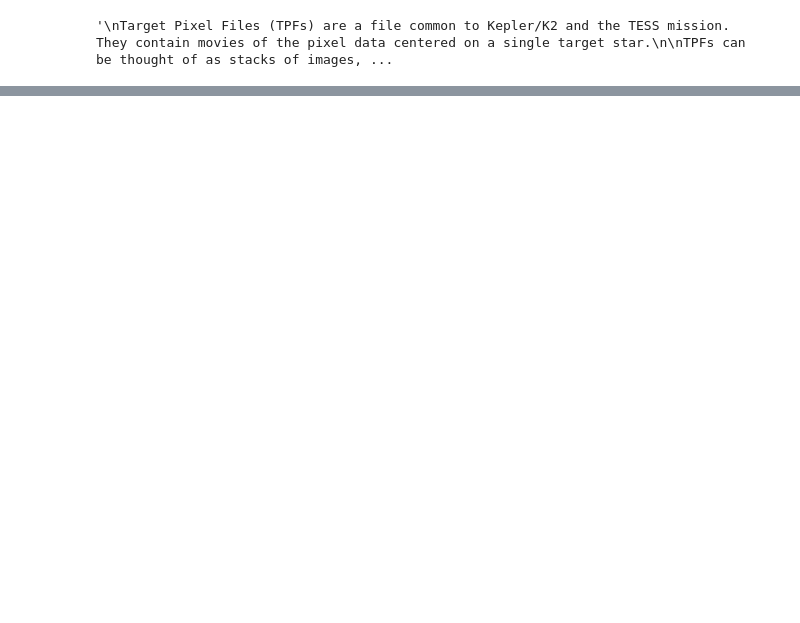
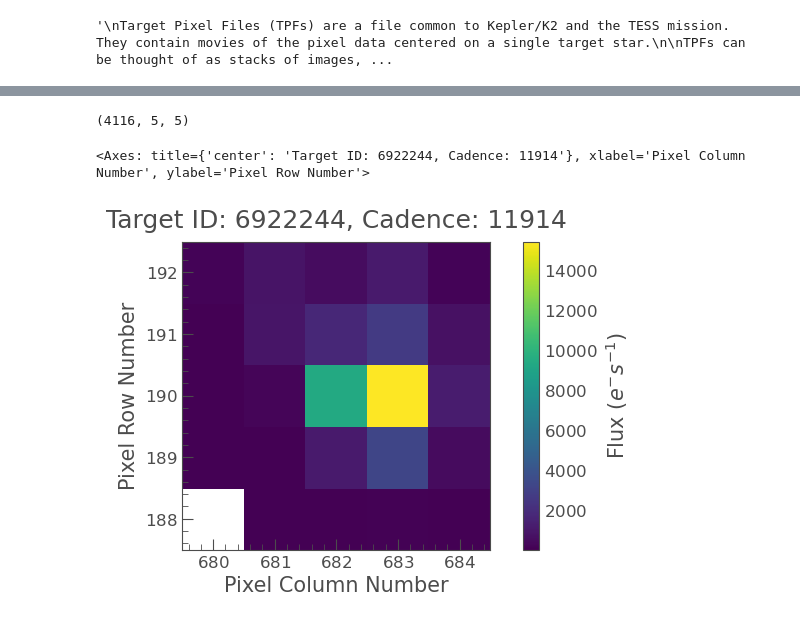
Before and after one commit to STEPUP-AstroPGH/LightKurveDEMO, a Jupyter notebook: doc_examples/tpf_obj.ipynb, the cells around one changed output, grey strips where cells are left out. Cells and saved outputs as stored; diff of their text form; code cells hidden in the pictures; blank space fills up the shorter version.

```diff
--- a/doc_examples/tpf_obj.ipynb
+++ b/doc_examples/tpf_obj.ipynb
@@ -20,0 +46,22 @@ tpf = lk.read("https://archive.stsci.edu/pub/kepler/target_pixel_files/0069/0069
+# %%
+'''
+we can accsess image data via the tpf flux attribute:
+the returned info indicates our frames are 4116x5x5, 5x5 pixles (see following cell) and 4116 refers to the time axis.
+units of flux are given in electrons/second
+'''
+tpf.flux.shape
+# %% [output]
+(4116, 5, 5)
+# %%
+'''
+the target pixle file object is a collection of said timestamps over a given time frame ("movies of pixle data")
+all properties can be found in the API documentation for the tpf object
+'''
+
+#here we take a look at frame zero of the tpf object.
+#TODO: why is the zeroth frame labeled as  cadence: 11914
+%matplotlib inline
+tpf.plot(frame=0)
+# %% [output]
+<Axes: title={'center': 'Target ID: 6922244, Cadence: 11914'}, xlabel='Pixel Column Number', ylabel='Pixel Row Number'>
+[figure, added]
```
Also changed, not shown: parts of 5 cells of this notebook.
